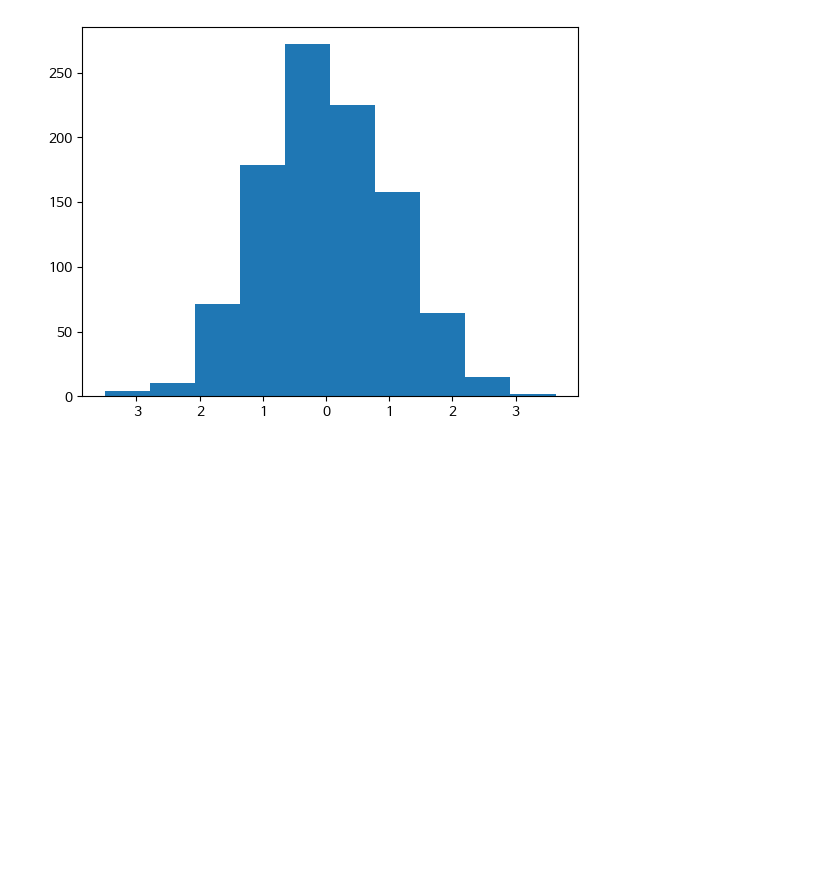
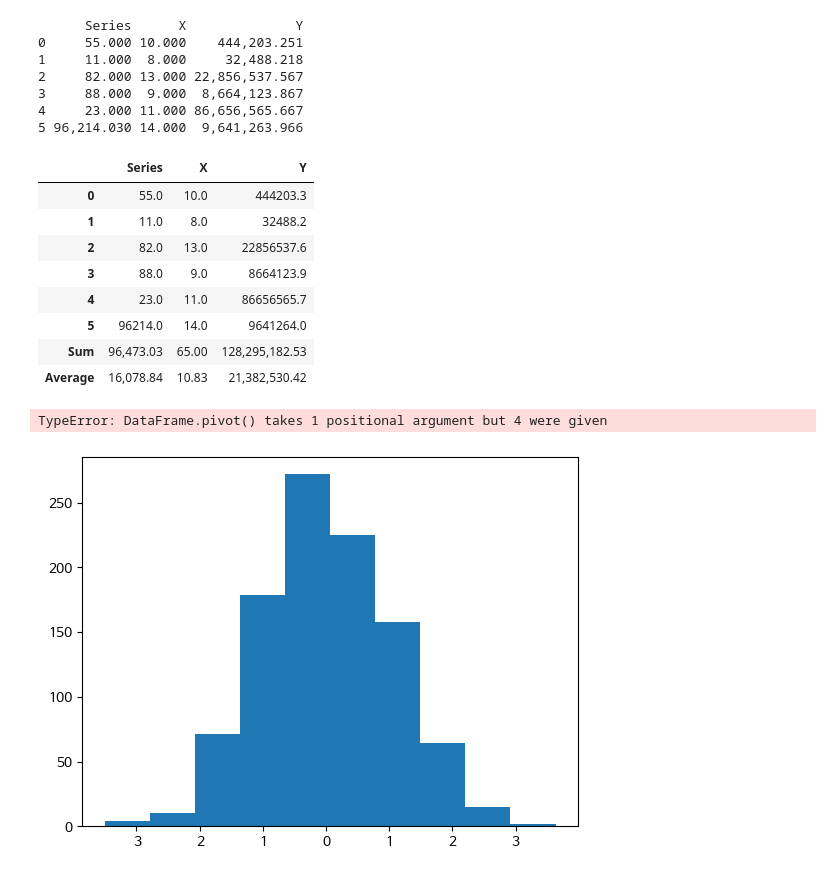
Before and after one commit to hillwalking/2025-2-Data-Analysis, a Jupyter notebook: ecomileage.ipynb, the cells around one changed output. Drawn from its saved outputs; the diff is of its cells as text; code cells hidden in the pictures; blank space fills up the shorter version.

```diff
--- a/ecomileage.ipynb
+++ b/ecomileage.ipynb
@@ -123,3 +128,44 @@ year_total.head()
+# %%
+import pandas as pd
+# pandas option 조정
+pd.set_option('display.max.colwidth', 80)
+pd.options.display.float_format = '{:,.3f}'.format
+
+values = [
+  {"Series":55, "X":10.0, "Y":444203.25104},
+  {"Series":11, "X":8.0, "Y":32488.2182},
+  {"Series":82, "X":13.0, "Y":22856537.56658},
+  {"Series":88, "X":9.0, "Y":8664123.866641},
+  {"Series":23, "X":11.0, "Y":86656565.66651233},
+  {"Series":96214.03, "X":14.0, "Y":9641263.9656566}
+  ]
+df= pd.DataFrame(values)
+print(df)
+summary_styler = df.agg(["sum", "mean"]).style \
+                   .format(precision=2, thousands=',') \
+                   .relabel_index(["Sum", "Average"])
+df.style.format(precision=1).concat(summary_styler)
+# %% [output]
+      Series      X              Y
+0     55.000 10.000    444,203.251
+1     11.000  8.000     32,488.218
+2     82.000 13.000 22,856,537.567
+3     88.000  9.000  8,664,123.867
+4     23.000 11.000 86,656,565.667
+5 96,214.030 14.000  9,641,263.966
+|  | Series | X | Y |
+| 0 | 55.0 | 10.0 | 444203.3 |
+| 1 | 11.0 | 8.0 | 32488.2 |
+| 2 | 82.0 | 13.0 | 22856537.6 |
+| 3 | 88.0 | 9.0 | 8664123.9 |
+| 4 | 23.0 | 11.0 | 86656565.7 |
+| 5 | 96214.0 | 14.0 | 9641264.0 |
+| Sum | 96,473.03 | 65.00 | 128,295,182.53 |
+| Average | 16,078.84 | 10.83 | 21,382,530.42 |
+# %%
+df_p.pivot('연도','전기', '월')
+# %% [output]
+TypeError: DataFrame.pivot() takes 1 positional argument but 4 were given
 # %%
 import numpy as np
 import matplotlib.pyplot as plt
```
Also changed, not shown: parts of 3 cells of this notebook.
